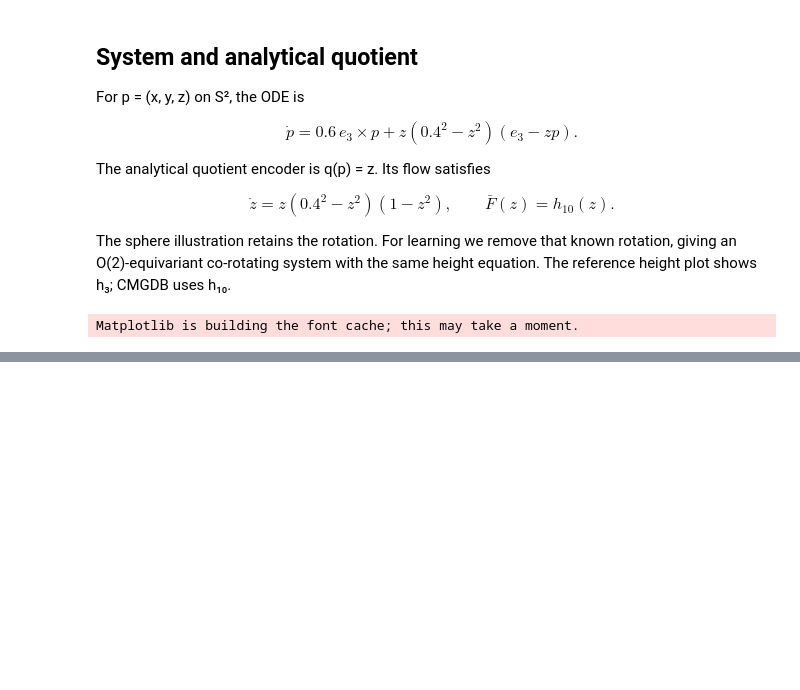
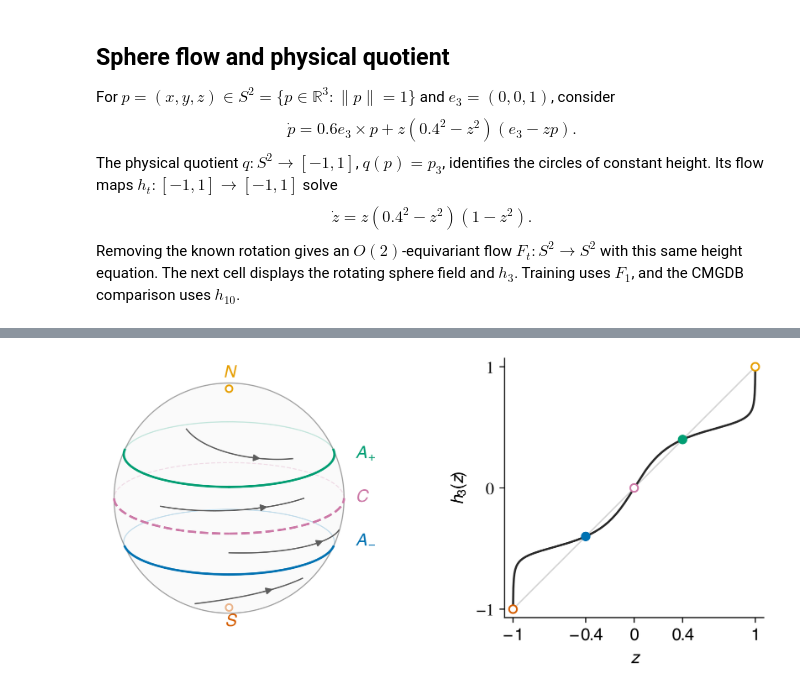
Before and after one commit to bernardorivas/2027_L4DC_EquivariantMorseGraphs, a Jupyter notebook: code-kaito/notebooks/01_sphere.ipynb, the cells around one changed output, grey strips where cells are left out. Saved outputs shown, nothing was run; the diff lists cells and outputs as text; code cells hidden in the pictures; blank space fills up the shorter version.

Commit message:
Clarify quotient notebooks and save reproducible native image outputs

```diff
--- a/code-kaito/notebooks/01_sphere.ipynb
+++ b/code-kaito/notebooks/01_sphere.ipynb
@@ -21,21 +29,12 @@ Bernardo's code: 21acca6; numerical input checksums verified.
 # %% [markdown]
-## System and analytical quotient
+## Sphere flow and physical quotient
 
-For p = (x, y, z) on S², the ODE is
-
-$$
-\dot p=0.6\,e_3\times p+z(0.4^2-z^2)(e_3-zp).
-$$
-
-The analytical quotient encoder is q(p) = z. Its flow satisfies
-
-$$
-\dot z=z(0.4^2-z^2)(1-z^2),\qquad \bar F(z)=h_{10}(z).
-$$
-
-The sphere illustration retains the rotation. For learning we remove that known rotation, giving an O(2)-equivariant co-rotating system with the same height equation. The reference height plot shows h₃; CMGDB uses h₁₀.
+For $p=(x,y,z)\in S^2=\{p\in\mathbb R^3:\|p\|=1\}$ and $e_3=(0,0,1)$, consider
+$$\dot p=0.6e_3\times p+z(0.4^2-z^2)(e_3-zp).$$
+The physical quotient $q:S^2\to[-1,1]$, $q(p)=p_3$, identifies the circles of constant height. Its flow maps $h_t:[-1,1]\to[-1,1]$ solve
+$$\dot z=z(0.4^2-z^2)(1-z^2).$$
+Removing the known rotation gives an $O(2)$-equivariant flow $F_t:S^2\to S^2$ with this same height equation. The next cell displays the rotating sphere field and $h_3$. Training uses $F_1$, and the CMGDB comparison uses $h_{10}$.
 # %%
-reference = paper_reference(ROOT, EXAMPLES, DATA, "sphere")
+reference = analytical_reference(ROOT, EXAMPLES, DATA, "sphere")
 show_analytical(reference, "sphere")
 # %% [output]
-Matplotlib is building the font cache; this may take a moment.
@@ -43 +41,2 @@ Matplotlib is building the font cache; this may take a moment.
+[figure, added]
 # %% [markdown]
```
Also changed, not shown: parts of 9 cells of this notebook, 11 other files.
